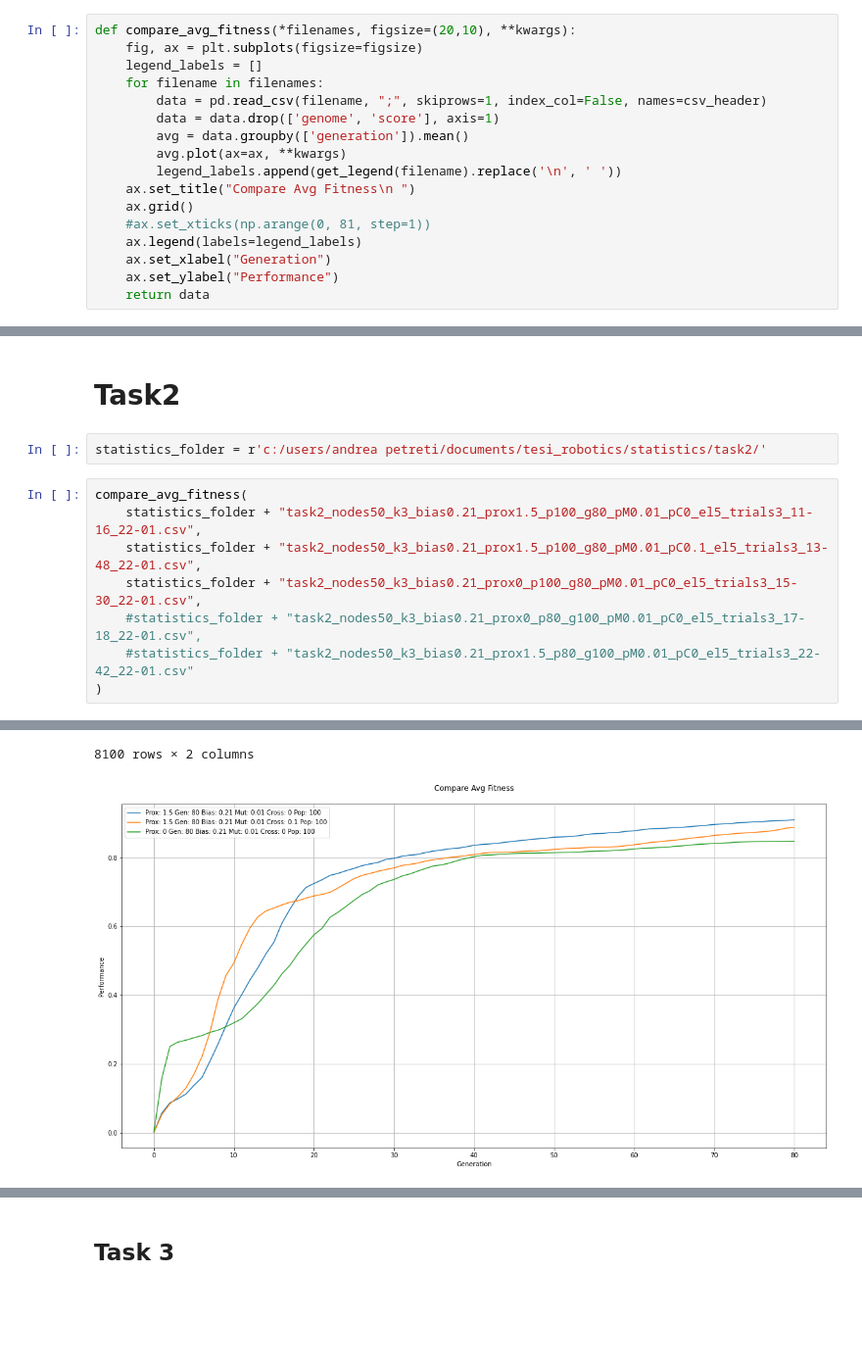
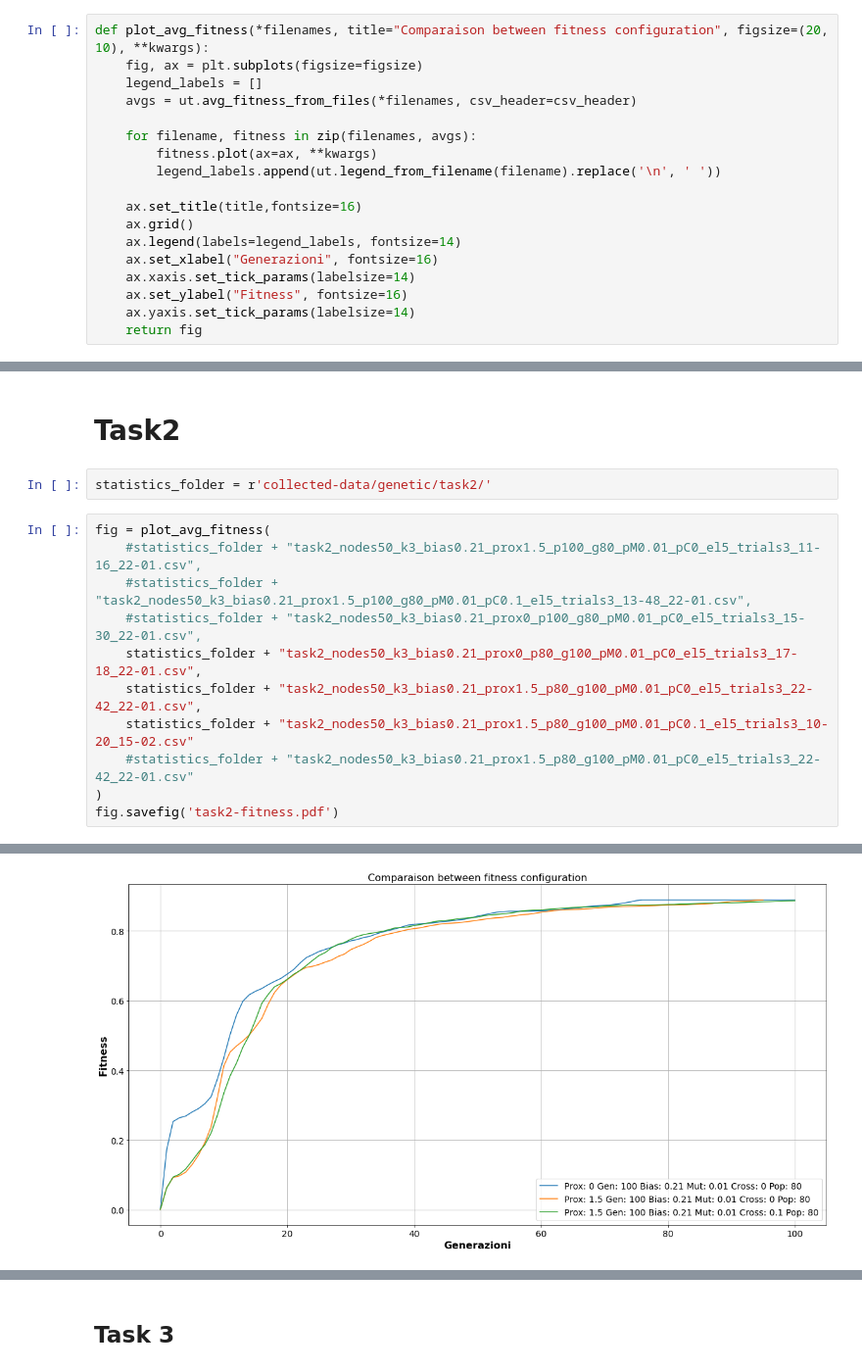
Before and after one commit to petretiandrea/thesis-genetic-swarm, a Jupyter notebook: analysis-visualization/visualization-tesi.ipynb, the cells around one changed output, grey strips where cells are left out. Shown: that part at 98% size. Cells and saved outputs as stored; diff of their text form; blank space fills up the shorter version.

```diff
--- a/analysis-visualization/visualization-tesi.ipynb
+++ b/analysis-visualization/visualization-tesi.ipynb
@@ -42,17 +88,18 @@ def avg_fitness(filename, figsize=(20,10), ax=None):
 # %%
-def compare_avg_fitness(*filenames, figsize=(20,10), **kwargs):
+def plot_avg_fitness(*filenames, title="Comparaison between fitness configuration", figsize=(20, 10), **kwargs):
     fig, ax = plt.subplots(figsize=figsize)
     legend_labels = []
-    for filename in filenames:
-        data = pd.read_csv(filename, ";", skiprows=1, index_col=False, names=csv_header)
-        data = data.drop(['genome', 'score'], axis=1)
-        avg = data.groupby(['generation']).mean()
-        avg.plot(ax=ax, **kwargs)
-        legend_labels.append(get_legend(filename).replace('\n', ' '))
-    ax.set_title("Compare Avg Fitness\n ")
+    avgs = ut.avg_fitness_from_files(*filenames, csv_header=csv_header)
+
+    for filename, fitness in zip(filenames, avgs):
+        fitness.plot(ax=ax, **kwargs)
+        legend_labels.append(ut.legend_from_filename(filename).replace('\n', ' '))
+
+    ax.set_title(title,fontsize=16)
     ax.grid()
-    #ax.set_xticks(np.arange(0, 81, step=1))
-    ax.legend(labels=legend_labels)
-    ax.set_xlabel("Generation")
-    ax.set_ylabel("Performance")
-    return data
+    ax.legend(labels=legend_labels, fontsize=14)
+    ax.set_xlabel("Generazioni", fontsize=16)
+    ax.xaxis.set_tick_params(labelsize=14)
+    ax.set_ylabel("Fitness", fontsize=16)
+    ax.yaxis.set_tick_params(labelsize=14)
+    return fig
@@ -133,13 +155,16 @@ plot_test(
 # %% [markdown]
 # Task2
-# %%
-statistics_folder = r'c:/users/andrea petreti/documents/tesi_robotics/statistics/task2/'
+# %%
+statistics_folder = r'collected-data/genetic/task2/'
 # %%
-compare_avg_fitness(
-    statistics_folder + "task2_nodes50_k3_bias0.21_prox1.5_p100_g80_pM0.01_pC0_el5_trials3_11-16_22-01.csv",
-    statistics_folder + "task2_nodes50_k3_bias0.21_prox1.5_p100_g80_pM0.01_pC0.1_el5_trials3_13-48_22-01.csv",
-    statistics_folder + "task2_nodes50_k3_bias0.21_prox0_p100_g80_pM0.01_pC0_el5_trials3_15-30_22-01.csv",
-    #statistics_folder + "task2_nodes50_k3_bias0.21_prox0_p80_g100_pM0.01_pC0_el5_trials3_17-18_22-01.csv",
+fig = plot_avg_fitness(
+    #statistics_folder + "task2_nodes50_k3_bias0.21_prox1.5_p100_g80_pM0.01_pC0_el5_trials3_11-16_22-01.csv",
+    #statistics_folder + "task2_nodes50_k3_bias0.21_prox1.5_p100_g80_pM0.01_pC0.1_el5_trials3_13-48_22-01.csv",
+    #statistics_folder + "task2_nodes50_k3_bias0.21_prox0_p100_g80_pM0.01_pC0_el5_trials3_15-30_22-01.csv",
+    statistics_folder + "task2_nodes50_k3_bias0.21_prox0_p80_g100_pM0.01_pC0_el5_trials3_17-18_22-01.csv",
+    statistics_folder + "task2_nodes50_k3_bias0.21_prox1.5_p80_g100_pM0.01_pC0_el5_trials3_22-42_22-01.csv",
+    statistics_folder + "task2_nodes50_k3_bias0.21_prox1.5_p80_g100_pM0.01_pC0.1_el5_trials3_10-20_15-02.csv"
     #statistics_folder + "task2_nodes50_k3_bias0.21_prox1.5_p80_g100_pM0.01_pC0_el5_trials3_22-42_22-01.csv"
 )
+fig.savefig('task2-fitness.pdf')
 # %% [output]
@@ -158,3 +171,2 @@ compare_avg_fitness(
-8100 rows × 2 columns
-[figure, old version]
+[figure, new version]
 # %%
```
Also changed, not shown: parts of 24 cells of this notebook, 17 other files.
